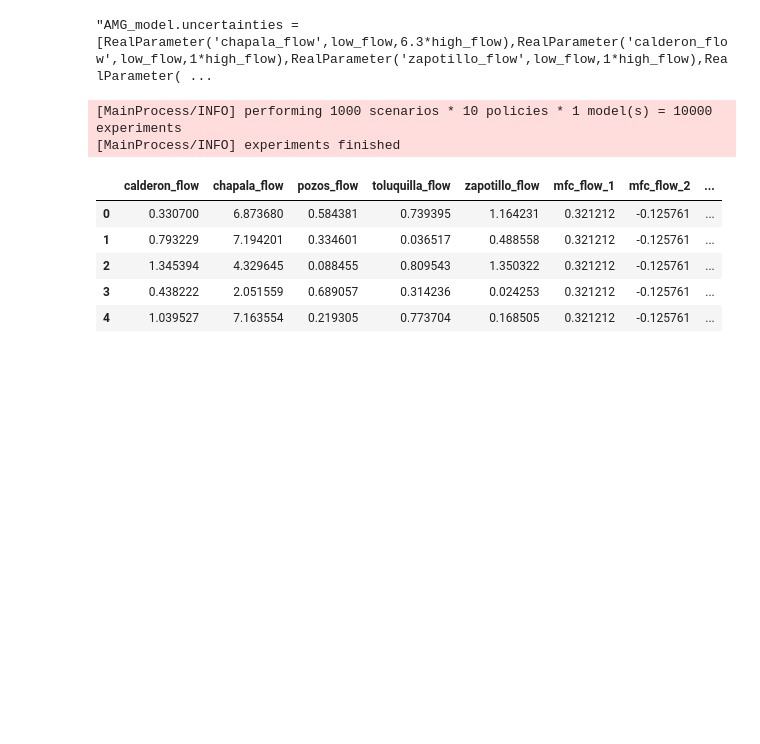
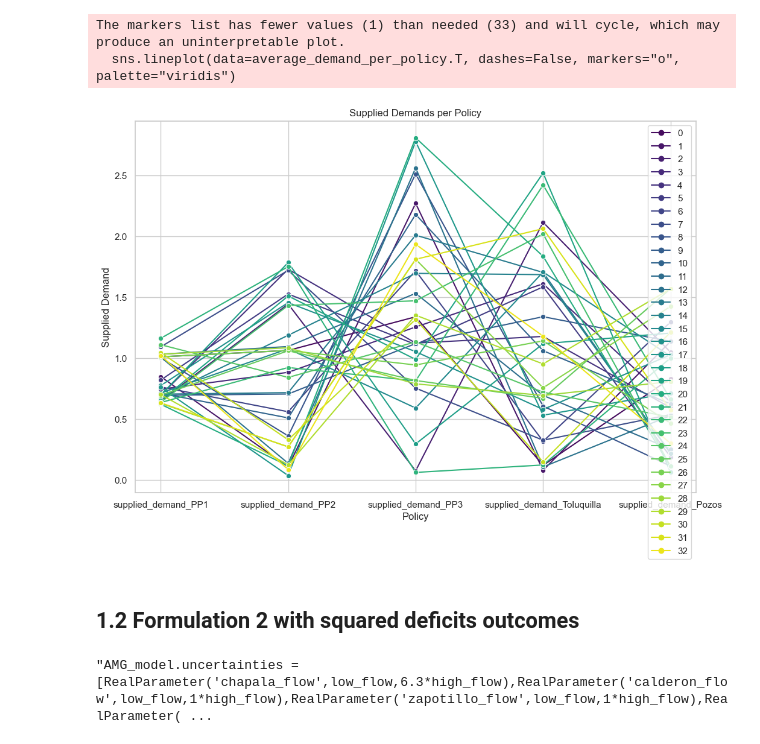
Before and after one commit to arielgoldin/GDL_Aquapheric_Policies, a Jupyter notebook: AMG_experimentation.ipynb, the cells around one changed output. Drawn from its saved outputs; the diff is of its cells as text; code cells hidden in the pictures; blank space fills up the shorter version.

Commit message:
Update
Solved issues with negative available water, outcomes, different formulations. Currently runs for a single drought scenario with two different formulations hard coded.

```diff
--- a/AMG_experimentation.ipynb
+++ b/AMG_experimentation.ipynb
@@ -20,0 +98,18 @@ from ema_workbench import (Model, RealParameter, ScalarOutcome,
+# %%
+
+ema_logging.log_to_stderr(ema_logging.INFO)
+drougth_multiplier = 0.7
+scenario1= Scenario("drought1", chapala_flow = 6.9*drougth_multiplier, calderon_flow = 1*drougth_multiplier, zapotillo_flow = 1*drougth_multiplier, pozos_flow = 2.3*drougth_multiplier, toluquilla_flow = 0.5*drougth_multiplier)
+
+constraints = [Constraint("min_suplied_demand_PP1", outcome_names="supplied_demand_PP1", function=lambda x: max(0, -x)),
+               Constraint("min_suplied_demand_PP2", outcome_names="supplied_demand_PP2", function=lambda x: max(0, -x)),
+               Constraint("min_suplied_demand_PP3", outcome_names="supplied_demand_PP3", function=lambda x: max(0, -x)),
+               Constraint("min_suplied_demand_Toluquilla", outcome_names="supplied_demand_Toluquilla", function=lambda x: max(0, -x)),
+               Constraint("min_suplied_demand_Pozos", outcome_names="supplied_demand_Pozos", function=lambda x: max(0, -x))]
+
+with MultiprocessingEvaluator(AMG_model) as evaluator:
+    results = evaluator.optimize(
+        nfe=250, searchover="levers", epsilons=[0.5] * 5, constraints=constraints, reference=scenario1
+    )
+
+results.head(10)
@@ -21,3 +131,30 @@ from ema_workbench import (Model, RealParameter, ScalarOutcome,
+# %%
+
+
+deficit_vars = ["deficit_sq_PP1","deficit_sq_PP2","deficit_sq_PP3","deficit_sq_Toluquilla","deficit_sq_Pozos"]
+supplied_demand_vars = ["supplied_demand_PP1","supplied_demand_PP2","supplied_demand_PP3","supplied_demand_Toluquilla","supplied_demand_Pozos"]
+
+# Calculate the average of supplied demands per policy
+average_demand_per_policy = results[supplied_demand_vars]
+
+# Create a parallel plot
+plt.figure(figsize=(12, 8))
+sns.set_theme(style="whitegrid")
+sns.lineplot(data=average_demand_per_policy.T, dashes=False, markers="o", palette="viridis")
+
+# Set plot labels and title
+plt.xlabel('Policy')
+plt.ylabel('Supplied Demand')
+plt.title('Supplied Demands per Policy')
+
+# Show the plot
+plt.show()
+# %% [output]
+The markers list has fewer values (1) than needed (33) and will cycle, which may produce an uninterpretable plot.
+  sns.lineplot(data=average_demand_per_policy.T, dashes=False, markers="o", palette="viridis")
+[figure, added]
+# %% [markdown]
+## 1.2 Formulation 2 with squared deficits outcomes
 # %%
 from AMG_function import AMG_model
 
@@ -67,26 +207,3 @@ AMG_model.outcomes = [ScalarOutcome("supplied_demand_1", kind=ScalarOutcome.MAXI
         '''
 # %% [output]
 "AMG_model.uncertainties = [RealParameter('chapala_flow',low_flow,6.3*high_flow),RealParameter('calderon_flow',low_flow,1*high_flow),RealParameter('zapotillo_flow',low_flow,1*high_flow),RealParameter( ...
-# %%
-from ema_workbench import Policy, perform_experiments
-from ema_workbench import ema_logging
-
-n_scenarios = 1000
-n_policies = 10
-seed=23021995
-
-experiments,results = perform_experiments(AMG_model, policies=n_policies, scenarios=n_scenarios)
-# %% [output]
-[MainProcess/INFO] performing 1000 scenarios * 10 policies * 1 model(s) = 10000 experiments
-[MainProcess/INFO] experiments finished
-# %%
-import pandas as pd
-
-experiments.head()
-# %% [output]
-|  | calderon_flow | chapala_flow | pozos_flow | toluquilla_flow | zapotillo_flow | mfc_flow_1 | mfc_flow_2 | ... |
-| 0 | 0.330700 | 6.873680 | 0.584381 | 0.739395 | 1.164231 | 0.321212 | -0.125761 | ... |
-| 1 | 0.793229 | 7.194201 | 0.334601 | 0.036517 | 0.488558 | 0.321212 | -0.125761 | ... |
-| 2 | 1.345394 | 4.329645 | 0.088455 | 0.809543 | 1.350322 | 0.321212 | -0.125761 | ... |
-| 3 | 0.438222 | 2.051559 | 0.689057 | 0.314236 | 0.024253 | 0.321212 | -0.125761 | ... |
-| 4 | 1.039527 | 7.163554 | 0.219305 | 0.773704 | 0.168505 | 0.321212 | -0.125761 | ... |
```
Also changed, not shown: parts of 25 cells of this notebook, 4 other files.
